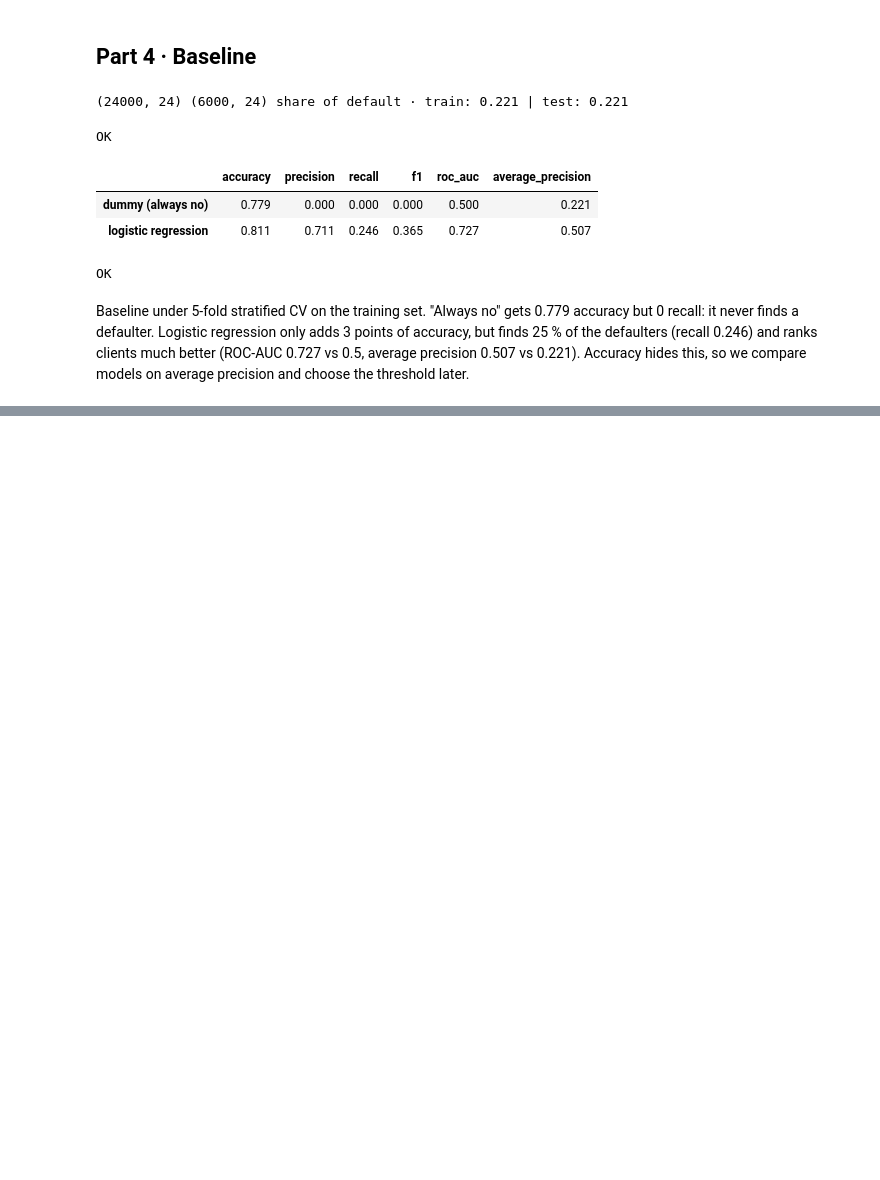
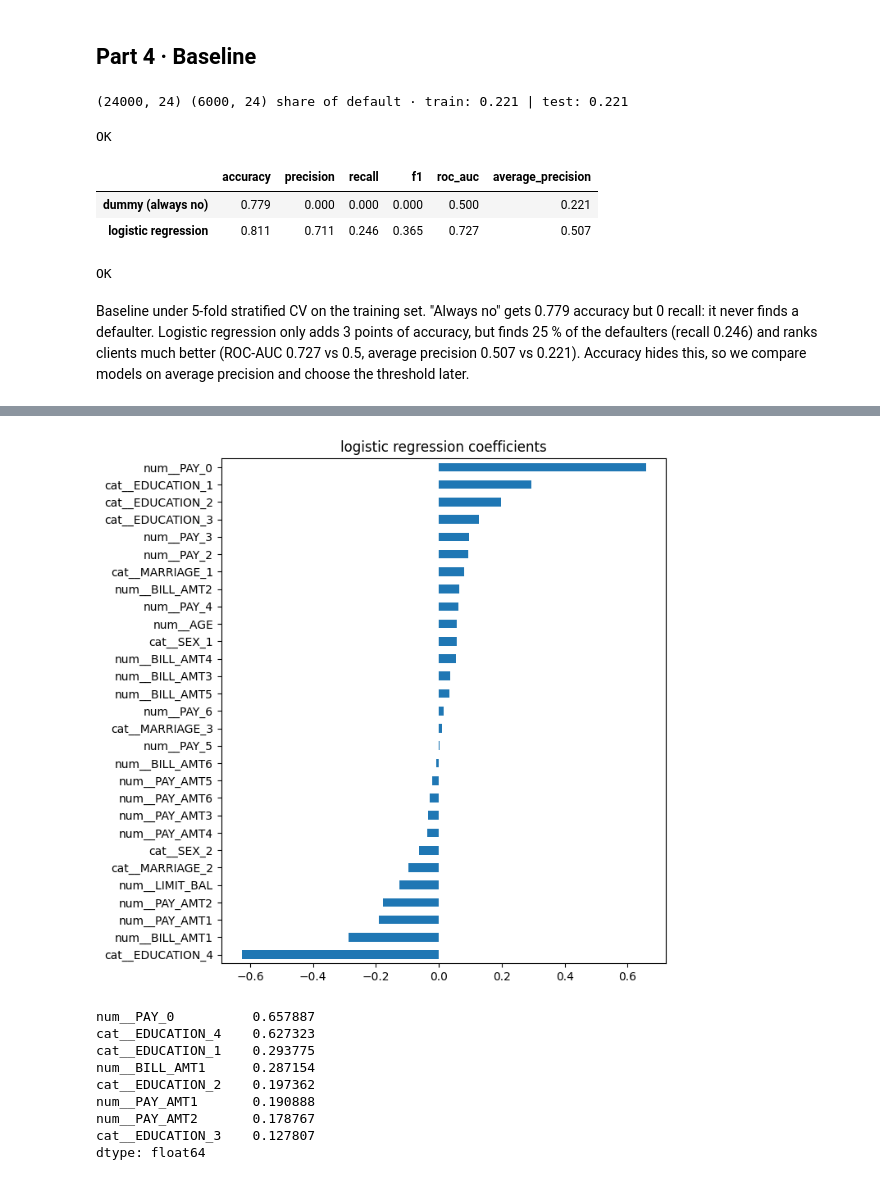
Before and after one commit to c1vxs/credit-default, a Jupyter notebook: notebooks/analysis.ipynb, the cells around one changed output, grey strips where cells are left out. Saved outputs shown, nothing was run; the diff lists cells and outputs as text; code cells hidden in the pictures; blank space fills up the shorter version.

```diff
--- a/notebooks/analysis.ipynb
+++ b/notebooks/analysis.ipynb
@@ -212,11 +220,12 @@ cv = StratifiedKFold(5, shuffle=True, random_state=RANDOM_STATE)
 SCORING = {"accuracy": "accuracy", "precision": make_scorer(precision_score, zero_division=0),
            "recall": "recall", "f1": "f1", "roc_auc": "roc_auc", "average_precision": "average_precision"}
 # %%
-candidates = {"dummy (always no)": DummyClassifier(strategy="most_frequent"),
-              "logistic regression": LogisticRegression(max_iter=1000)}
+trainer = Trainer()
+candidates = {"dummy (always no)": trainer.build_baseline(),
+              "logistic regression": trainer.build_pipeline(LogisticRegression(max_iter=1000))}
 rows = {}
-for name, clf in candidates.items():
-    out = cross_validate(Pipeline([("prep", build_preprocessor()), ("clf", clf)]), X_train, y_train, cv=cv, scoring=SCORING)
+for name, pipe in candidates.items():
+    out = cross_validate(pipe, X_train, y_train, cv=cv, scoring=SCORING)
     rows[name] = {s: out[f"test_{s}"].mean() for s in SCORING}
 results = pd.DataFrame(rows).T.round(3)
 results
@@ -235,0 +249,15 @@ Baseline under 5-fold stratified CV on the training set. "Always no" gets 0.779
+# %%
+GRIDS = CONFIG["grids"]
+models = {"logistic regression": (LogisticRegression(max_iter=1000), GRIDS["logistic_regression"]),
+          "k-NN": (KNeighborsClassifier(), GRIDS["knn"]),
+          "linear SVM": (LinearSVC(), GRIDS["linear_svm"])}
+searches, rows = {}, {}
+for name, (clf, grid) in models.items():
+    search = GridSearchCV(trainer.build_pipeline(clf), grid, cv=cv, scoring=SCORING,
+                          refit="average_precision").fit(X_train, y_train)
+    i = search.best_index_
+    searches[name] = search
+    rows[name] = {s: search.cv_results_[f"mean_test_{s}"][i] for s in SCORING}
+    rows[name]["best params"] = search.best_params_
+tuned = pd.DataFrame(rows).T.sort_values("average_precision", ascending=False)
+tuned
@@ -235,0 +346,17 @@ Baseline under 5-fold stratified CV on the training set. "Always no" gets 0.779
+# %%
+lr = searches["logistic regression"].best_estimator_
+coefs = pd.Series(lr.named_steps["clf"].coef_[0], index=lr.named_steps["prep"].get_feature_names_out())
+coefs.sort_values().plot.barh(figsize=(7, 8), title="logistic regression coefficients")
+plt.show()
+coefs.abs().sort_values(ascending=False).head(8)
+# %% [output]
+[figure, added]
+num__PAY_0          0.657887
+cat__EDUCATION_4    0.627323
+cat__EDUCATION_1    0.293775
+num__BILL_AMT1      0.287154
+cat__EDUCATION_2    0.197362
+num__PAY_AMT1       0.190888
+num__PAY_AMT2       0.178767
+cat__EDUCATION_3    0.127807
+dtype: float64
```
Also changed, not shown: parts of 16 cells of this notebook.
